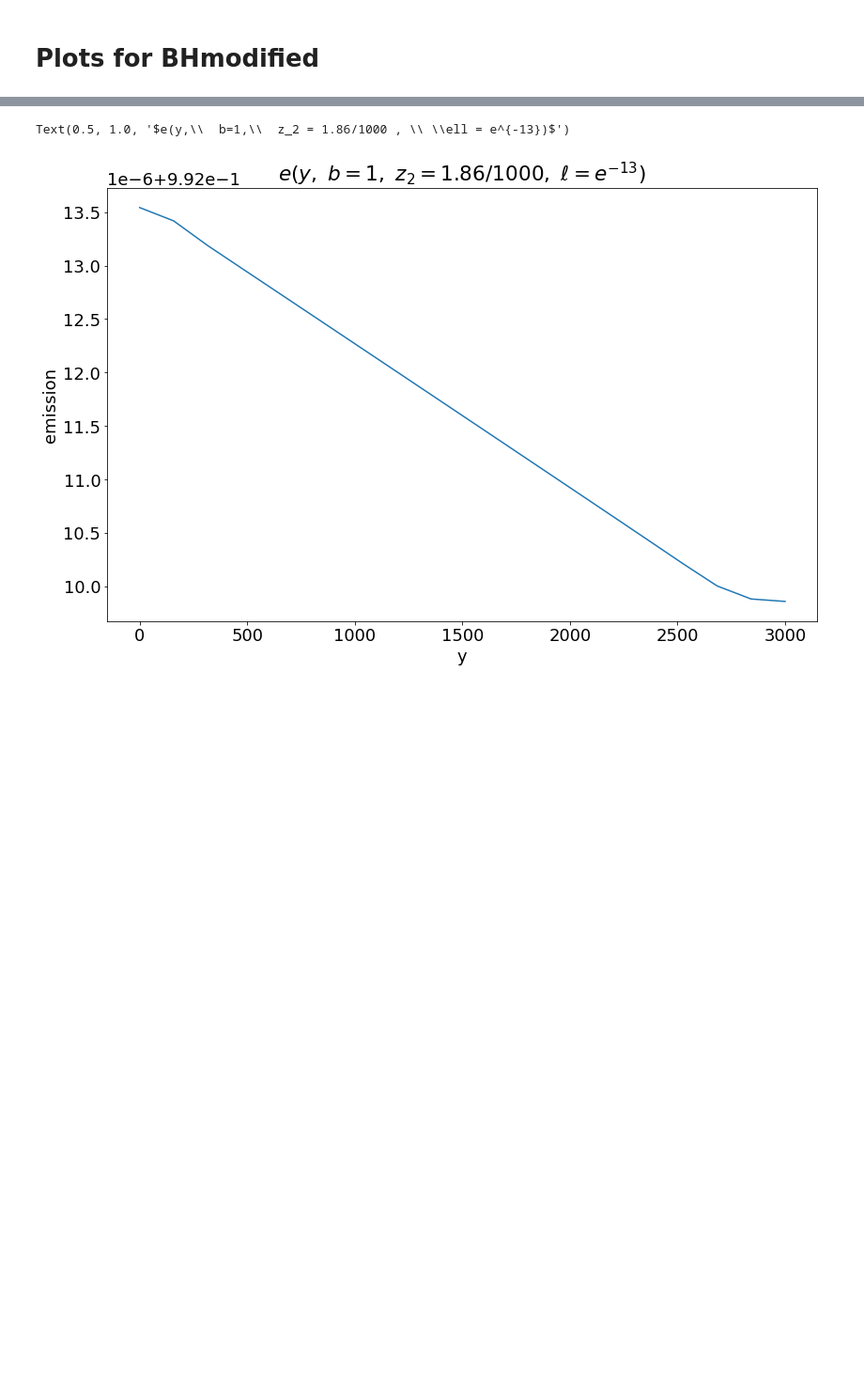
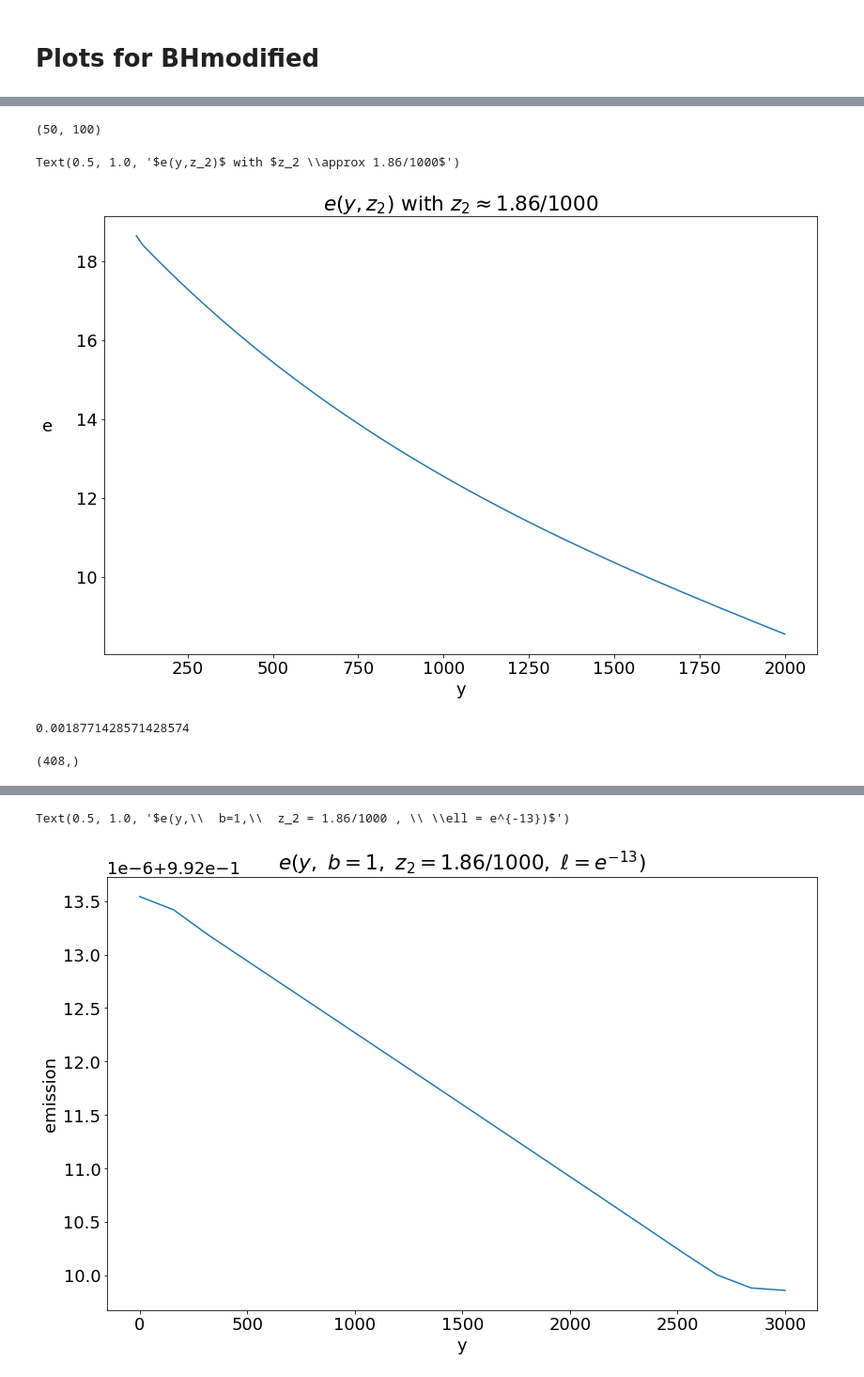
Before and after one commit to lphansen/ClimateUncertaintySpillover, a Jupyter notebook: source/solution_plots.ipynb, the cells around one changed output, grey strips where cells are left out. Shown at 94% size. Saved outputs shown, nothing was run; the diff lists cells and outputs as text; code cells hidden in the pictures; blank space fills up the shorter version.

```diff
--- a/source/solution_plots.ipynb
+++ b/source/solution_plots.ipynb
@@ -29,2 +29,2 @@ sigma2, (RHO, SIGMA_Z, MU_2)
 # %%
-solu_yy = pickle.load(open(data_dir + "solu_modified_10*10*20*50_0902-16:16", "rb"))
+solu_yy = pickle.load(open(data_dir + "solu_modified_50*100_1802-18:06", "rb"))
@@ -34,0 +53,4 @@ dict_keys([2.2603294069810542e-06, 2.360329406981054e-06, 2.661196580895438e-06,
+# %%
+solu_yy[0]["e"].shape
+# %% [output]
+(50, 100)
@@ -34,0 +59,13 @@ dict_keys([2.2603294069810542e-06, 2.360329406981054e-06, 2.661196580895438e-06,
+# %%
+plt.plot(Y_GRID, (solu_yy[0]["e"][24] + solu_yy[0]["e"][25])/2 )
+plt.xlabel('y')
+plt.ylabel('e', rotation=0, labelpad=30)
+plt.title(r'$e(y,z_2)$ with $z_2 \approx 1.86/1000$')
+# plt.savefig(figDir + 'e_yz.png')
+# %% [output]
+Text(0.5, 1.0, '$e(y,z_2)$ with $z_2 \\approx 1.86/1000$')
+[figure, added]
+# %%
+Z_GRID[25]
+# %% [output]
+0.0018771428571428574
@@ -34,0 +87,4 @@ dict_keys([2.2603294069810542e-06, 2.360329406981054e-06, 2.661196580895438e-06,
+# %%
+et.shape
+# %% [output]
+(408,)
```
Also changed, not shown: parts of 14 cells of this notebook, 5 other files.
